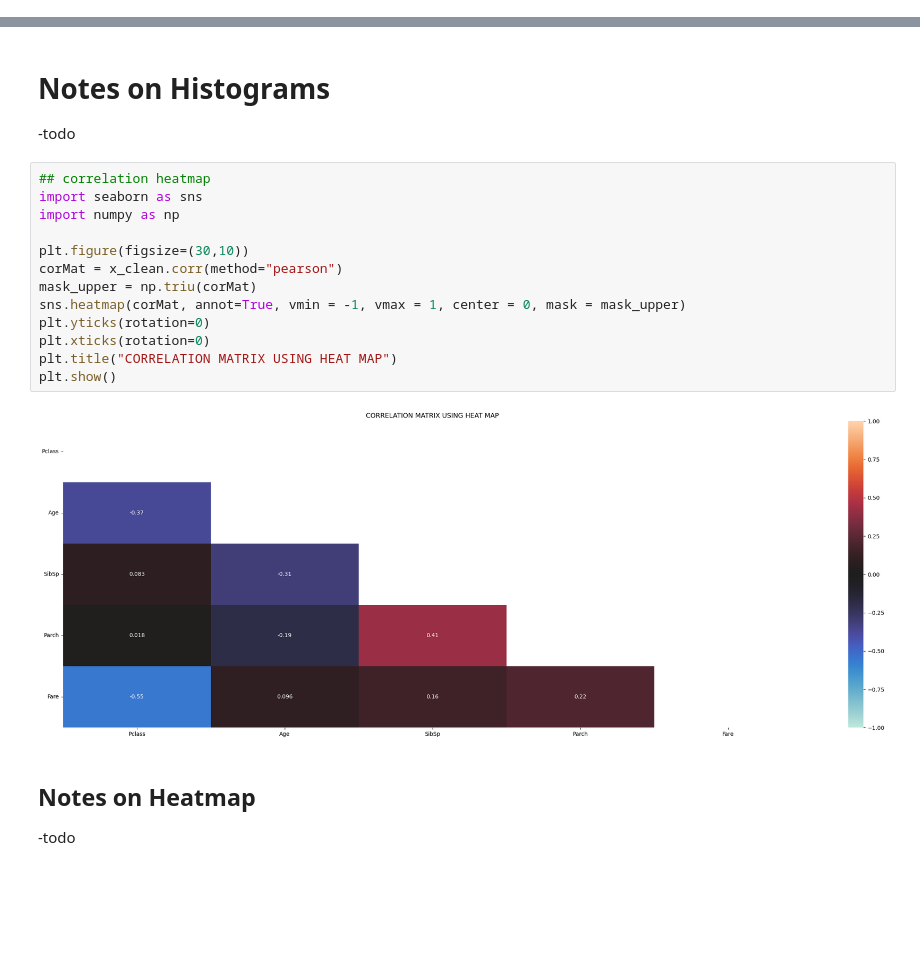
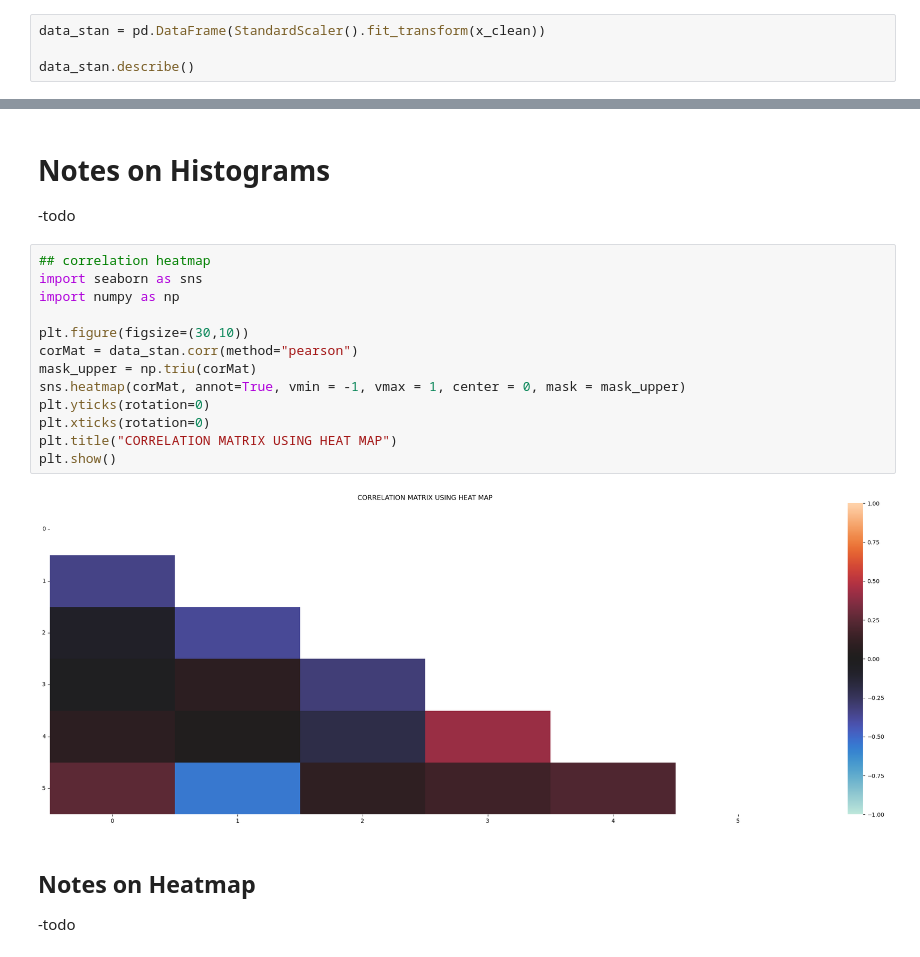
Before and after one commit to aelichung/ml-titanic, a Jupyter notebook: CIS053 Final - ML titanic.ipynb, the cells around one changed output, grey strips where cells are left out. Saved outputs shown, nothing was run; the diff lists cells and outputs as text; blank space fills up the shorter version.

```diff
--- a/CIS053 Final - ML titanic.ipynb
+++ b/CIS053 Final - ML titanic.ipynb
@@ -149,2 +149,6 @@ max      3.00   80.00    8.00    6.00  512.33
 # %% [markdown]
 ## EDA with Standardized Data
+# %%
+data_stan = pd.DataFrame(StandardScaler().fit_transform(x_clean))
+
+data_stan.describe()
@@ -165,18 +179,18 @@ plt.show()
 # %%
 ## correlation heatmap
 import seaborn as sns
 import numpy as np
 
 plt.figure(figsize=(30,10))
-corMat = x_clean.corr(method="pearson")
+corMat = data_stan.corr(method="pearson")
 mask_upper = np.triu(corMat)
 sns.heatmap(corMat, annot=True, vmin = -1, vmax = 1, center = 0, mask = mask_upper)
 plt.yticks(rotation=0)
 plt.xticks(rotation=0)
 plt.title("CORRELATION MATRIX USING HEAT MAP")
 plt.show()
 # %% [output]
-[figure, old version]
+[figure, new version]
 # %% [markdown]
 ## Notes on Heatmap
 -todo
```
Also changed, not shown: parts of 14 cells of this notebook.
